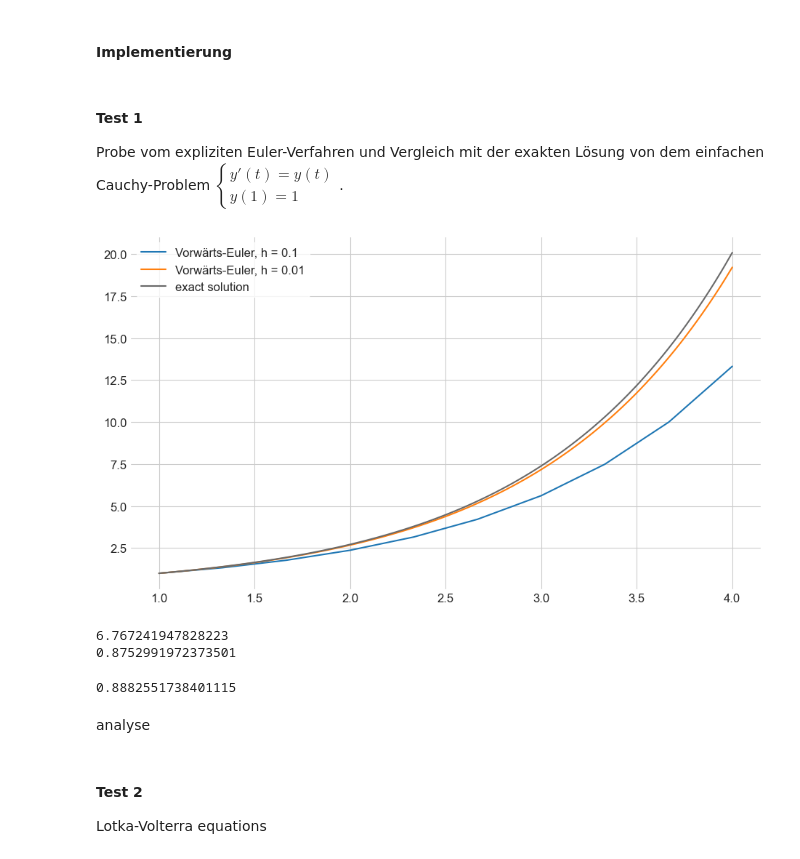
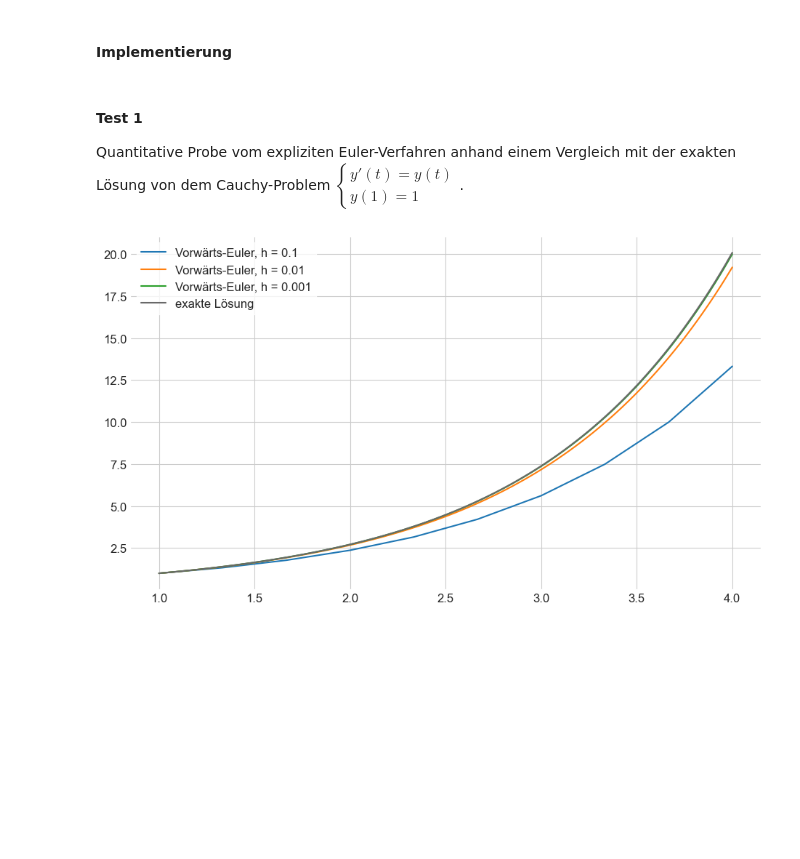
Before and after one commit to maxstollmayer/NuMeDiffG, a Jupyter notebook: Aufgabenblatt 1/Aufgabenblatt 1 Lösung.ipynb, the cells around one changed output. Saved outputs shown, nothing was run; the diff lists cells and outputs as text; code cells hidden in the pictures; blank space fills up the shorter version.

```diff
--- a/Aufgabenblatt 1/Aufgabenblatt 1 Lösung.ipynb
+++ b/Aufgabenblatt 1/Aufgabenblatt 1 Lösung.ipynb
@@ -94,28 +94,31 @@ def forwardEuler(f, y0, t):
     return y
 # %% [markdown]
 #### Test 1
-Probe vom expliziten Euler-Verfahren und Vergleich mit der exakten Lösung von dem einfachen Cauchy-Problem $\begin{cases} y'(t) = y(t) \\ y(1) = 1 \end{cases}$.
+Quantitative Probe vom expliziten Euler-Verfahren anhand einem Vergleich mit der exakten Lösung von dem Cauchy-Problem $\begin{cases} y'(t) = y(t) \\ y(1) = 1 \end{cases}$.
 # %%
 def f(t, y):
     return y
 
 def exact(t):
     return np.exp(t-1)
 
 y0 = 1
 t1 = np.linspace(1, 4, 10)
 t2 = np.linspace(1, 4, 100)
+t3 = np.linspace(1, 4, 1000)
 
 y1 = forwardEuler(f, y0, t1)
 y2 = forwardEuler(f, y0, t2)
+y3 = forwardEuler(f, y0, t3)
 
 plt.plot(t1, y1, label="Vorwärts-Euler, h = 0.1")
 plt.plot(t2, y2, label="Vorwärts-Euler, h = 0.01")
-plt.plot(t2, exact(t2), color="dimgrey", label="exact solution")
+plt.plot(t3, y3, label="Vorwärts-Euler, h = 0.001")
+plt.plot(t2, exact(t2), color="dimgrey", label="exakte Lösung")
 plt.legend()
 plt.show()
 # %% [output]
-[figure, old version]
+[figure, new version]
 # %%
 def error(exact, vals, t):
     '''Maxmimum norm'''
@@ -126,16 +129,3 @@ def order(exact, vals1, vals2, t1, t2):
     a = error(exact, vals2, t2) / error(exact, vals1, t1)
     b = (t2[-1] - t2[0]) * len(t1) / (t1[-1] - t1[0]) / len(t2)
     return np.log(a) / np.log(b)
-# %%
-print(error(exact, y1, t1))
-print(error(exact, y2, t2))
-order(exact, y1, y2, t1 ,t2)
-# %% [output]
-6.767241947828223
-0.8752991972373501
-0.8882551738401115
-# %% [markdown]
-analyse
-# %% [markdown]
-#### Test 2
-Lotka-Volterra equations
```
Also changed, not shown: parts of 11 cells of this notebook.
